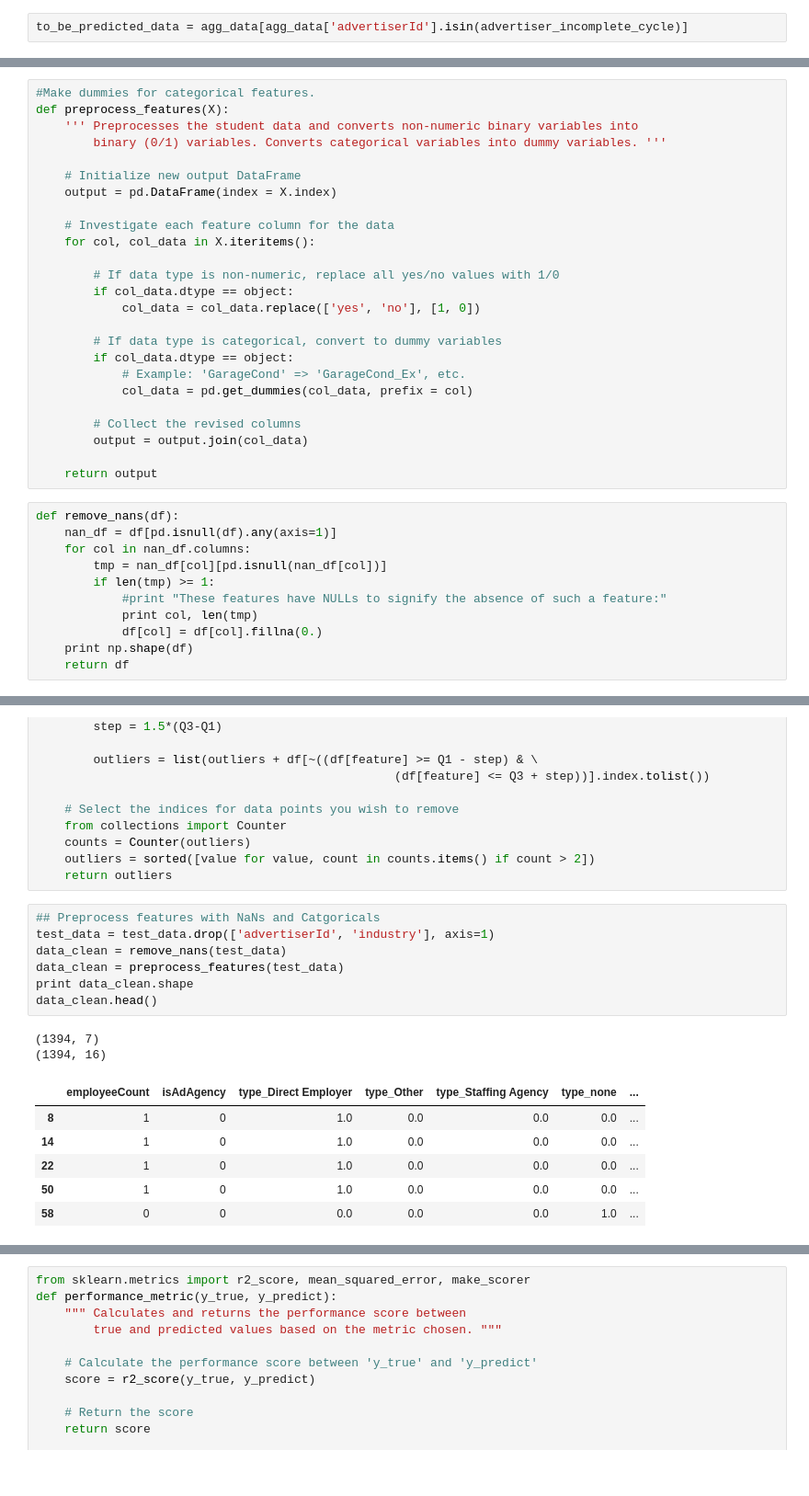
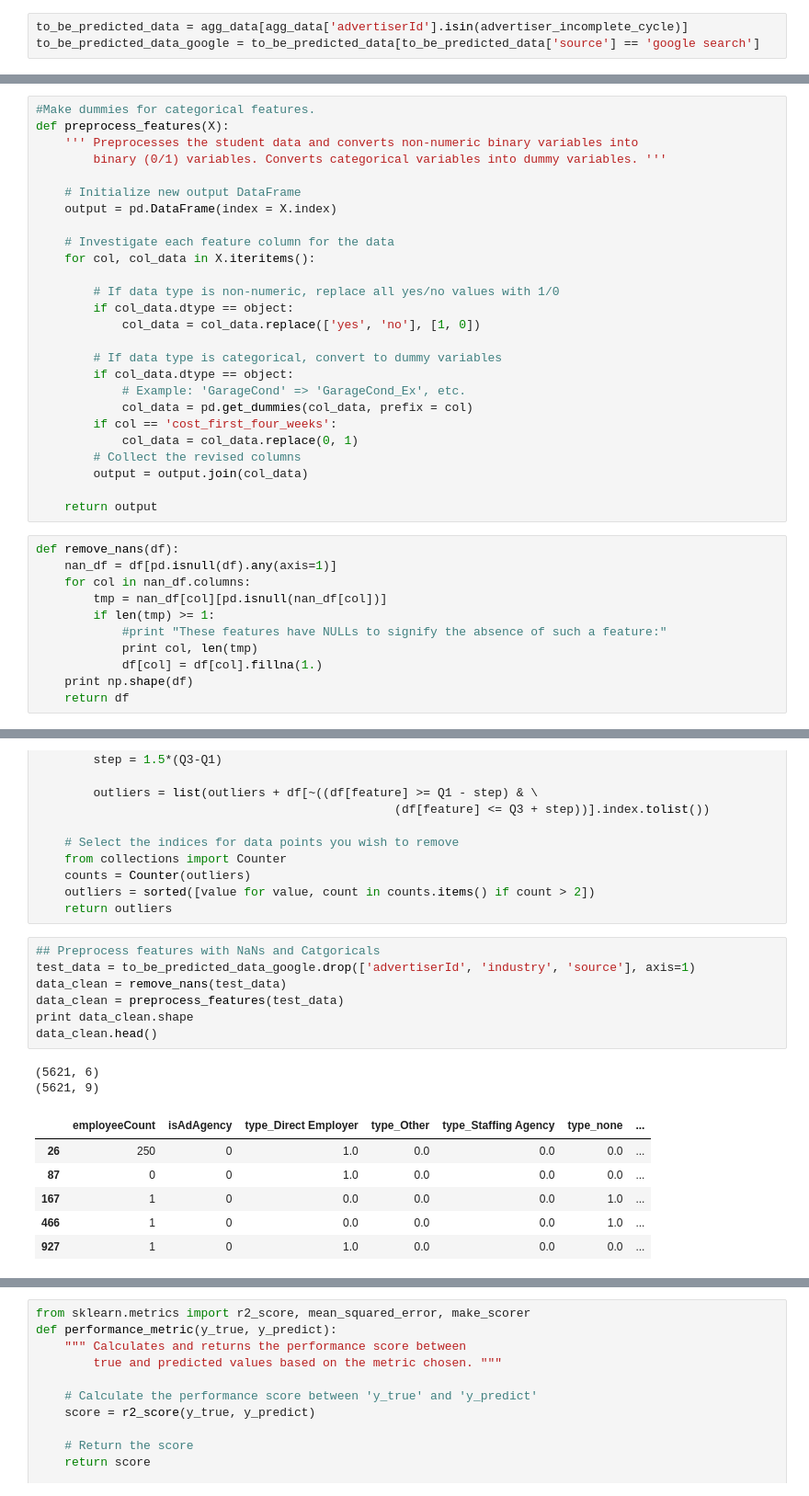
Before and after one commit to gmsardane/employer-ltv, a Jupyter notebook: ltv-calculation.ipynb, the cells around one changed output, grey strips where cells are left out. Shown: that part at 92% size. Saved outputs shown, nothing was run; the diff lists cells and outputs as text.

```diff
--- a/ltv-calculation.ipynb
+++ b/ltv-calculation.ipynb
@@ -243,4 +244,5 @@ print len(advertiser_complete_cycle), len(advertiser_incomplete_cycle)
 test_data = agg_data[agg_data['advertiserId'].isin(advertiser_complete_cycle)]
 # %%
 to_be_predicted_data = agg_data[agg_data['advertiserId'].isin(advertiser_incomplete_cycle)]
+to_be_predicted_data_google = to_be_predicted_data[to_be_predicted_data['source'] == 'google search']
 # %%
@@ -272,7 +281,8 @@ def preprocess_features(X):
         if col_data.dtype == object:
             # Example: 'GarageCond' => 'GarageCond_Ex', etc.
             col_data = pd.get_dummies(col_data, prefix = col)
-
+        if col == 'cost_first_four_weeks':
+            col_data = col_data.replace(0, 1)
         # Collect the revised columns
         output = output.join(col_data)
 
@@ -285,7 +295,7 @@ def remove_nans(df):
         if len(tmp) >= 1:
             #print "These features have NULLs to signify the absence of such a feature:"
             print col, len(tmp)
-            df[col] = df[col].fillna(0.)
+            df[col] = df[col].fillna(1.)
     print np.shape(df)
     return df
 # %%
@@ -313,17 +323,17 @@ def remove_outliers(df):
     return outliers
 # %%
 ## Preprocess features with NaNs and Catgoricals
-test_data = test_data.drop(['advertiserId', 'industry'], axis=1)
+test_data = to_be_predicted_data_google.drop(['advertiserId', 'industry', 'source'], axis=1)
 data_clean = remove_nans(test_data)
 data_clean = preprocess_features(test_data)
 print data_clean.shape
 data_clean.head()
 # %% [output]
-(1394, 7)
-(1394, 16)
+(5621, 6)
+(5621, 9)
 |  | employeeCount | isAdAgency | type_Direct Employer | type_Other | type_Staffing Agency | type_none | ... |
-| 8 | 1 | 0 | 1.0 | 0.0 | 0.0 | 0.0 | ... |
-| 14 | 1 | 0 | 1.0 | 0.0 | 0.0 | 0.0 | ... |
-| 22 | 1 | 0 | 1.0 | 0.0 | 0.0 | 0.0 | ... |
-| 50 | 1 | 0 | 1.0 | 0.0 | 0.0 | 0.0 | ... |
-| 58 | 0 | 0 | 0.0 | 0.0 | 0.0 | 1.0 | ... |
+| 26 | 250 | 0 | 1.0 | 0.0 | 0.0 | 0.0 | ... |
+| 87 | 0 | 0 | 1.0 | 0.0 | 0.0 | 0.0 | ... |
+| 167 | 1 | 0 | 0.0 | 0.0 | 0.0 | 1.0 | ... |
+| 466 | 1 | 0 | 0.0 | 0.0 | 0.0 | 1.0 | ... |
+| 927 | 1 | 0 | 1.0 | 0.0 | 0.0 | 0.0 | ... |
```
Also changed, not shown: parts of 16 cells of this notebook.
